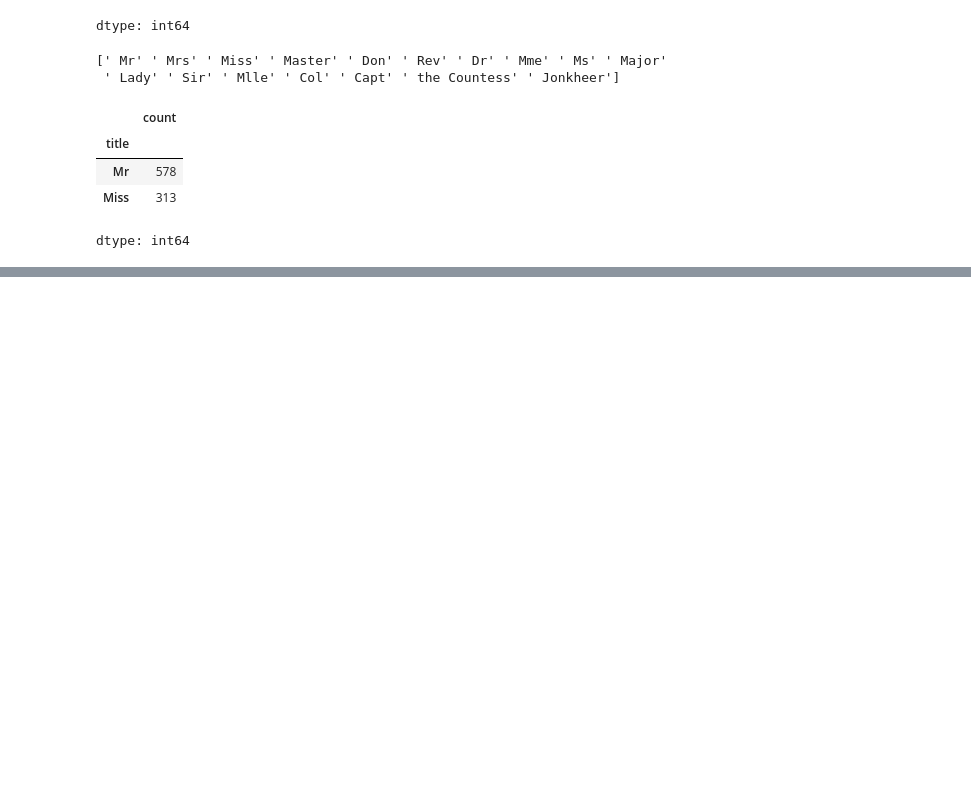
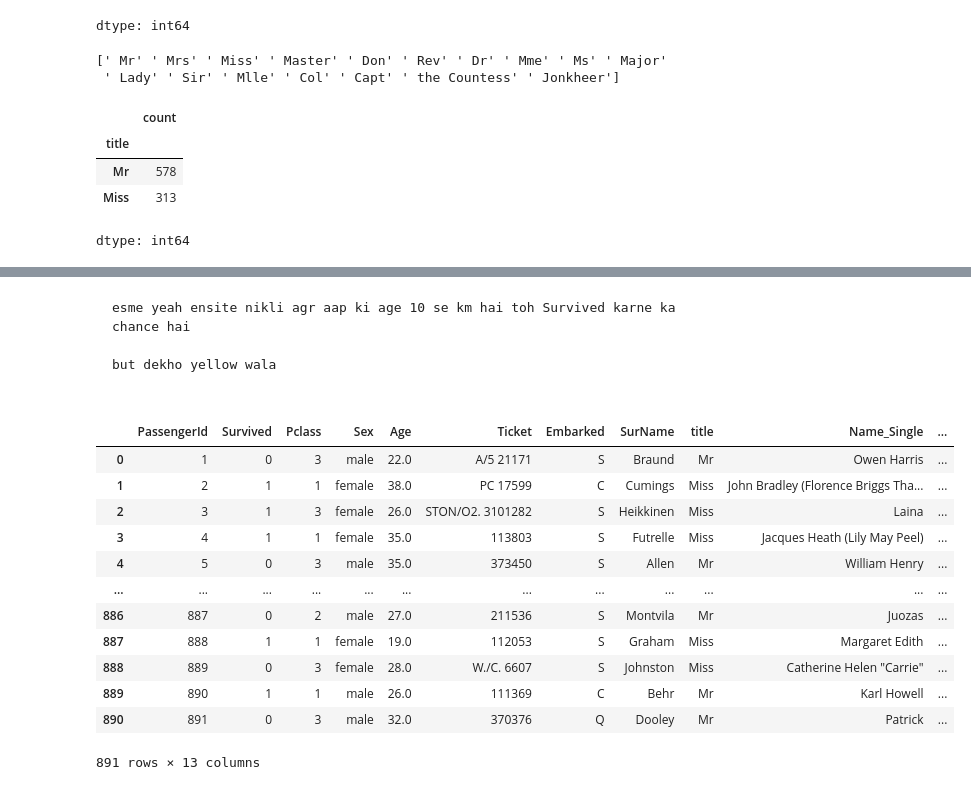
Before and after one commit to Vishalkumar800/Titanic-Dataset-Cleaning-and-EDA-, a Jupyter notebook: complete_titanic_model_ai.ipynb, the cells around one changed output, grey strips where cells are left out. Cells and saved outputs as stored; diff of their text form; code cells hidden in the pictures; blank space fills up the shorter version.

````diff
--- a/complete_titanic_model_ai.ipynb
+++ b/complete_titanic_model_ai.ipynb
@@ -264,0 +304,23 @@ dtype: int64
+# %% [markdown]
+```
+esme yeah ensite nikli agr aap ki age 10 se km hai toh Survived karne ka chance hai
+
+but dekho yellow wala
+
+```
+# %%
+data_df
+# %% [output]
+|  | PassengerId | Survived | Pclass | Sex | Age | Ticket | Embarked | SurName | title | Name_Single | ... |
+| 0 | 1 | 0 | 3 | male | 22.0 | A/5 21171 | S | Braund | Mr | Owen Harris | ... |
+| 1 | 2 | 1 | 1 | female | 38.0 | PC 17599 | C | Cumings | Miss | John Bradley (Florence Briggs Tha... | ... |
+| 2 | 3 | 1 | 3 | female | 26.0 | STON/O2. 3101282 | S | Heikkinen | Miss | Laina | ... |
+| 3 | 4 | 1 | 1 | female | 35.0 | 113803 | S | Futrelle | Miss | Jacques Heath (Lily May Peel) | ... |
+| 4 | 5 | 0 | 3 | male | 35.0 | 373450 | S | Allen | Mr | William Henry | ... |
+| ... | ... | ... | ... | ... | ... | ... | ... | ... | ... | ... | ... |
+| 886 | 887 | 0 | 2 | male | 27.0 | 211536 | S | Montvila | Mr | Juozas | ... |
+| 887 | 888 | 1 | 1 | female | 19.0 | 112053 | S | Graham | Miss | Margaret Edith | ... |
+| 888 | 889 | 0 | 3 | female | 28.0 | W./C. 6607 | S | Johnston | Miss | Catherine Helen "Carrie" | ... |
+| 889 | 890 | 1 | 1 | male | 26.0 | 111369 | C | Behr | Mr | Karl Howell | ... |
+| 890 | 891 | 0 | 3 | male | 32.0 | 370376 | Q | Dooley | Mr | Patrick | ... |
+891 rows × 13 columns
````
Also changed, not shown: parts of 27 cells of this notebook.
